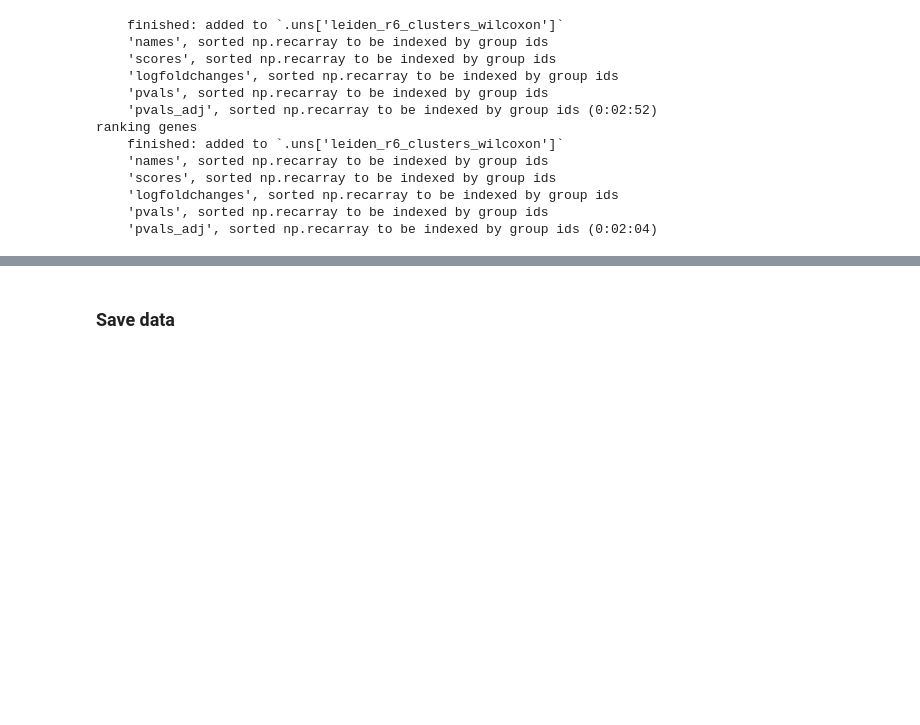
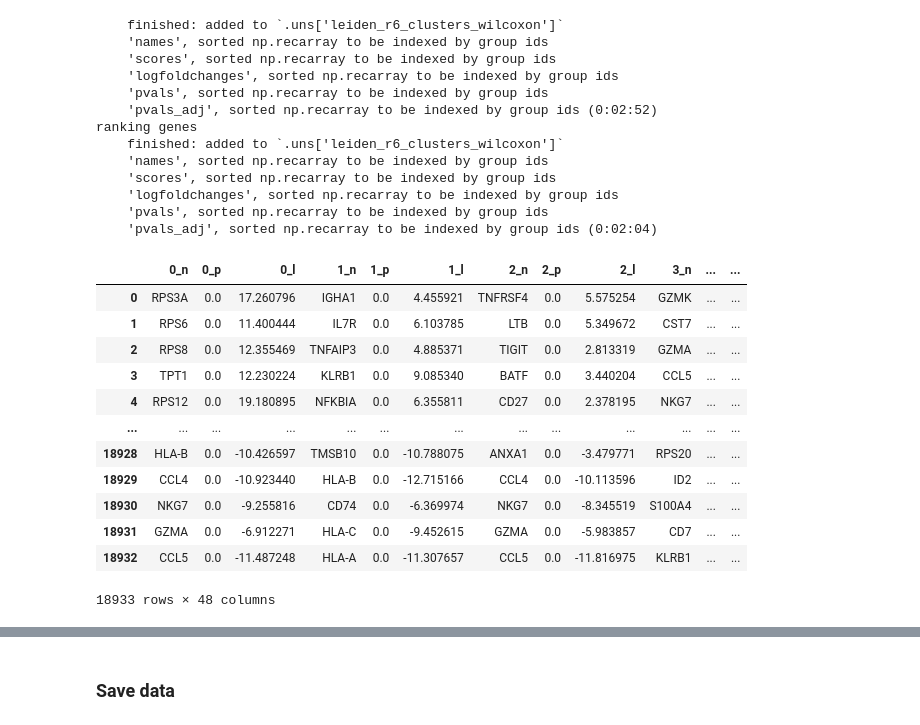
Before and after one commit to luglilab/SP028_Autoimmunity, a Jupyter notebook: Integration_Clustering_Degs.ipynb, the cells around one changed output, grey strips where cells are left out. Cells and saved outputs as stored; diff of their text form; code cells hidden in the pictures; blank space fills up the shorter version.

```diff
--- a/Integration_Clustering_Degs.ipynb
+++ b/Integration_Clustering_Degs.ipynb
@@ -224,5 +252,21 @@ result = adataR06K20_2.uns['leiden_r6_clusters_wilcoxon']
 groups = result['names'].dtype.names
 degs =pd.DataFrame(
     {group + '_' + key[:1]: result[key][group]
-    for group in groups for key in ['names', 'pvals_adj']})
+    for group in groups for key in ['names', 'pvals_adj','logfoldchanges']})
+# %%
+degs
+# %% [output]
+|  | 0_n | 0_p | 0_l | 1_n | 1_p | 1_l | 2_n | 2_p | 2_l | 3_n | ... | ... |
+| 0 | RPS3A | 0.0 | 17.260796 | IGHA1 | 0.0 | 4.455921 | TNFRSF4 | 0.0 | 5.575254 | GZMK | ... | ... |
+| 1 | RPS6 | 0.0 | 11.400444 | IL7R | 0.0 | 6.103785 | LTB | 0.0 | 5.349672 | CST7 | ... | ... |
+| 2 | RPS8 | 0.0 | 12.355469 | TNFAIP3 | 0.0 | 4.885371 | TIGIT | 0.0 | 2.813319 | GZMA | ... | ... |
+| 3 | TPT1 | 0.0 | 12.230224 | KLRB1 | 0.0 | 9.085340 | BATF | 0.0 | 3.440204 | CCL5 | ... | ... |
+| 4 | RPS12 | 0.0 | 19.180895 | NFKBIA | 0.0 | 6.355811 | CD27 | 0.0 | 2.378195 | NKG7 | ... | ... |
+| ... | ... | ... | ... | ... | ... | ... | ... | ... | ... | ... | ... | ... |
+| 18928 | HLA-B | 0.0 | -10.426597 | TMSB10 | 0.0 | -10.788075 | ANXA1 | 0.0 | -3.479771 | RPS20 | ... | ... |
+| 18929 | CCL4 | 0.0 | -10.923440 | HLA-B | 0.0 | -12.715166 | CCL4 | 0.0 | -10.113596 | ID2 | ... | ... |
+| 18930 | NKG7 | 0.0 | -9.255816 | CD74 | 0.0 | -6.369974 | NKG7 | 0.0 | -8.345519 | S100A4 | ... | ... |
+| 18931 | GZMA | 0.0 | -6.912271 | HLA-C | 0.0 | -9.452615 | GZMA | 0.0 | -5.983857 | CD7 | ... | ... |
+| 18932 | CCL5 | 0.0 | -11.487248 | HLA-A | 0.0 | -11.307657 | CCL5 | 0.0 | -11.816975 | KLRB1 | ... | ... |
+18933 rows × 48 columns
 # %%
```
Also changed, not shown: parts of 7 cells of this notebook.
